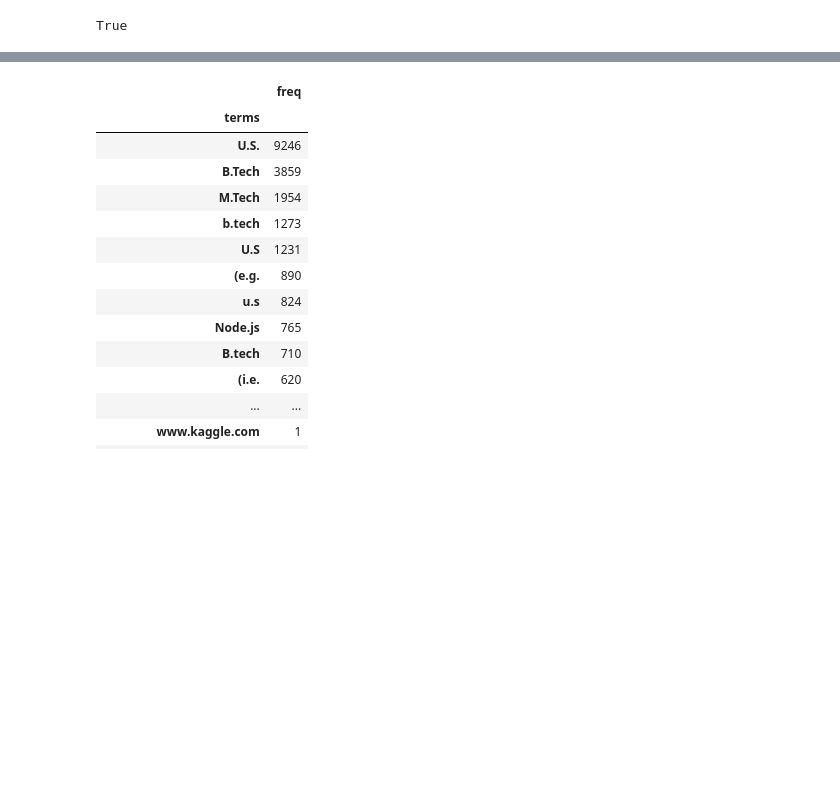
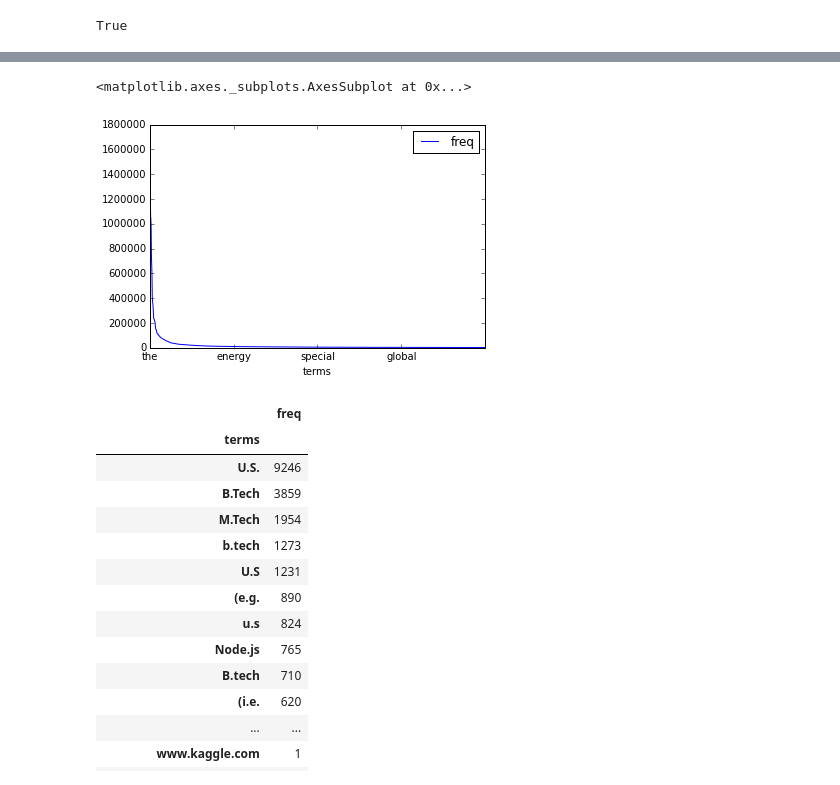
Before and after one commit to avsolatorio/kaggle-quora-question-pairs, a Jupyter notebook: src/Quora Question Pairs EDA.ipynb, the cells around one changed output, grey strips where cells are left out. Drawn from its saved outputs; the diff is of its cells as text; code cells hidden in the pictures; blank space fills up the shorter version.

```diff
--- a/src/Quora Question Pairs EDA.ipynb
+++ b/src/Quora Question Pairs EDA.ipynb
@@ -111,3 +131,8 @@ stops = load_stopwords()
+# %%
+tokens_df[:2000].plot()
+# %% [output]
+<matplotlib.axes._subplots.AxesSubplot at 0x...>
+[figure, added]
 # %%
 tokens_df.ix[tokens_df.index.str.contains('\.*[a-zA-Z]\.[a-zA-Z]\.*')]  #.index.str.replace('.', '')
 # %% [output]
```
Also changed, not shown: parts of 10 cells of this notebook, 4 other files.
